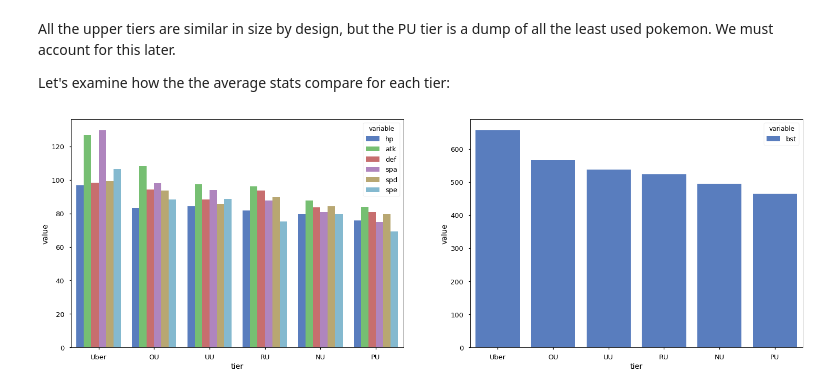
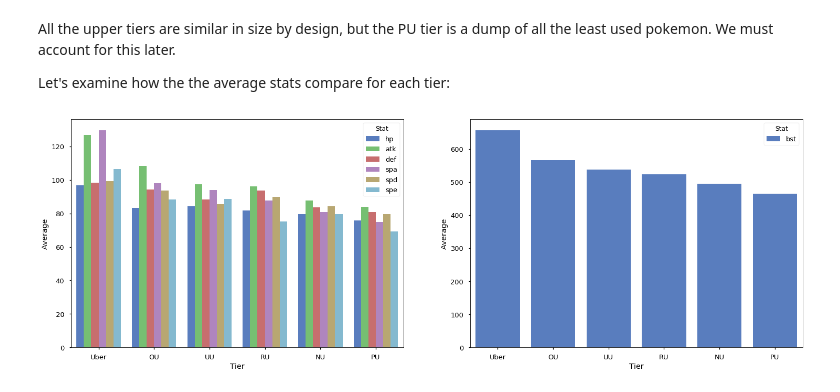
Before and after one commit to n2cholas/pokemon-analysis, a Jupyter notebook: Pokemon-Analysis.ipynb, the cells around one changed output. Cells and saved outputs as stored; diff of their text form; code cells hidden in the pictures.

```diff
--- a/Pokemon-Analysis.ipynb
+++ b/Pokemon-Analysis.ipynb
@@ -121,17 +118,18 @@ Let's examine how the the average stats compare for each tier:
 # %%
 temp = df[['tier', 'tier_num', 'hp', 'atk', 'def', 'spa', 'spd', 'spe', 'bst']].groupby(['tier', 'tier_num']).agg(np.mean)
 temp = temp.reset_index()
 temp2 = temp.melt(id_vars=['tier', 'tier_num']).sort_values('tier_num', ascending=True)
+temp2.columns = ('Tier', 'tier_num', 'Stat', 'Average')
 
 sns.set_context('talk')
 fig, ax = plt.subplots(1,2, figsize=(25,8))
-g=sns.factorplot(x="tier", y="value", hue_order=['hp', 'atk', 'def', 'spa', 'spd', 'spe'], hue="variable", data=temp2,
+g=sns.factorplot(x="Tier", y="Average", hue_order=['hp', 'atk', 'def', 'spa', 'spd', 'spe'], hue="Stat", data=temp2,
                    kind="bar", palette="muted", aspect=1.5, ax=ax[0])
-g2=sns.factorplot(x="tier", y="value", hue_order=['bst'],hue="variable", data=temp2,
+g2=sns.factorplot(x="Tier", y="Average", hue_order=['bst'],hue="Stat", data=temp2,
                    kind="bar", palette="muted", aspect=1.5,  ax=ax[1])
 plt.close(g.fig)
 plt.close(g2.fig)
 # %% [output]
-[figure, old version]
+[figure, new version]
 # %% [markdown]
 As expected, there is a correlation between how the level of the tier and the pokemon's stats. Interestingly, attack and special attack stats tend to become more prominent in the higher tiers, indicating a more offensive playstyle in these tiers. Also, RU seems to have a lower average speed than NU but higher defensive stats than UU, indicating a particularly defensive playstyle in this tier.
```
Also changed, not shown: parts of 6 cells of this notebook.
